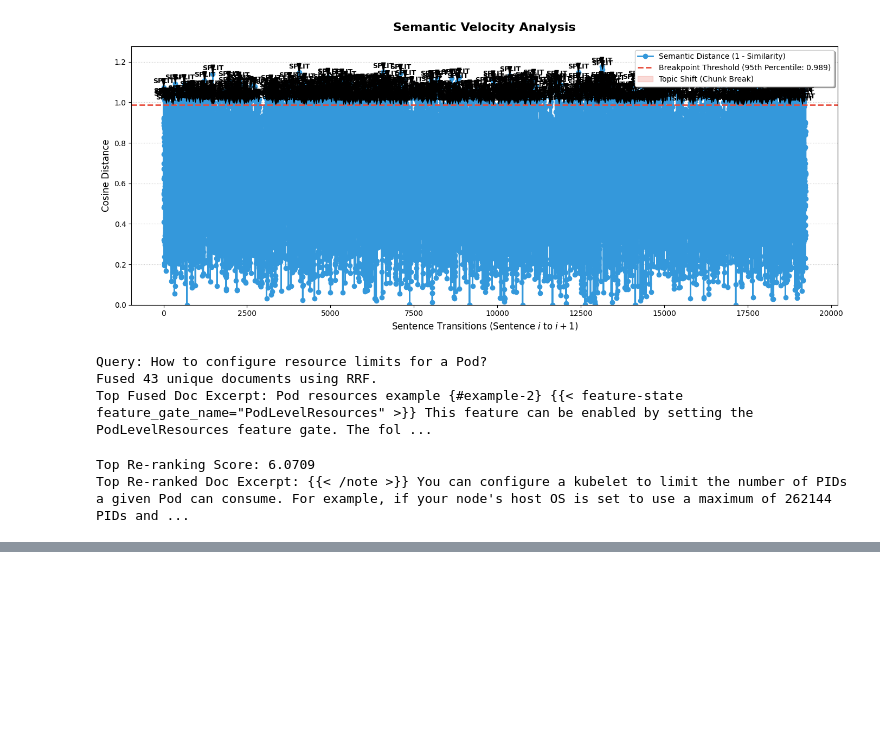
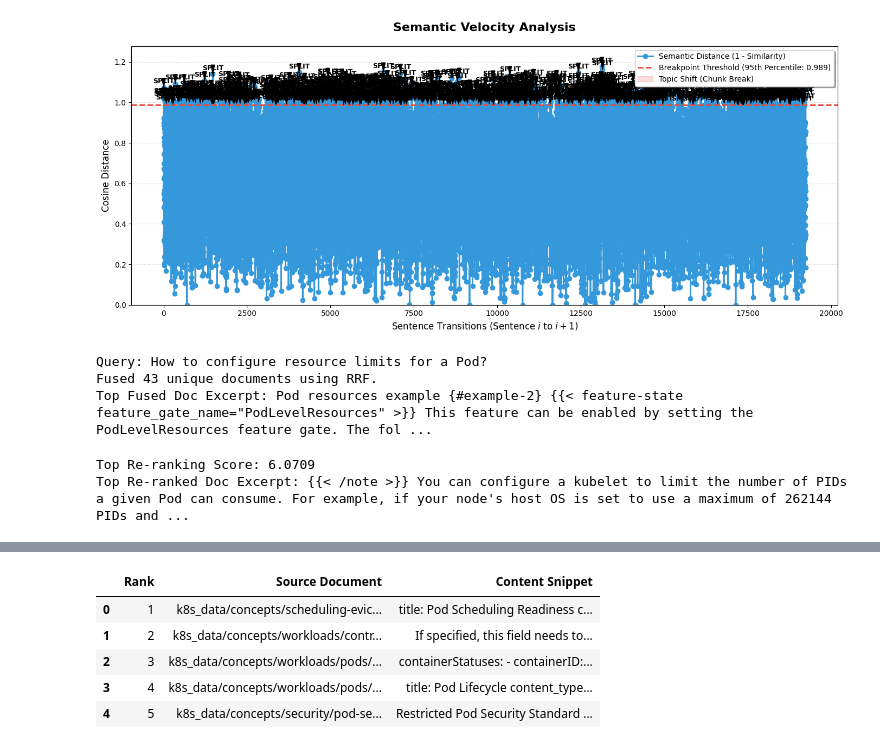
Before and after one commit to olegligorov/advanced-rag, a Jupyter notebook: advanced_rag_playground.ipynb, the cells around one changed output, grey strips where cells are left out. Cells and saved outputs as stored; diff of their text form; code cells hidden in the pictures; blank space fills up the shorter version.

Commit message:
v2, add llm support

```diff
--- a/advanced_rag_playground.ipynb
+++ b/advanced_rag_playground.ipynb
@@ -265,0 +320,83 @@ Top Re-ranking Score: 4.4924
+# %%
+def visualize_topdocs(top_docs):
+    print(f"\n--- Top 5 Reasoning Engine Results ---")
+    data = []
+    for i, doc in enumerate(top_docs):
+        source = doc.metadata.get('source', 'Unknown')
+        snippet = doc.page_content[:500].replace('\n', ' ') + "..."
+        data.append([i+1, source, snippet])
+
+    df_results = pd.DataFrame(data, columns=['Rank', 'Source Document', 'Content Snippet'])
+
+    display(df_results.style.set_properties(**{'text-align': 'left'}).set_table_styles([
+        dict(selector='th', props=[('background-color', '#2c3e50'), ('color', 'white')])
+    ]))
+# %%
+from langchain_community.llms import Ollama
+from langchain_classic.prompts import PromptTemplate
+from langchain_classic.chains.question_answering import load_qa_chain
+
+llm = Ollama(model="llama3", temperature=0)
+
+# It is important to create a good custom prompt template, it will enforce the model to use the docs and cite them.
+# NOTE: Modify it according to the different documentation/expertise of the RAG.
+template = """
+You are a technical expert for Kubernetes. Your task is to provide a factually grounded answer
+based ONLY on the provided context.
+
+### INSTRUCTIONS:
+1. Use only the provided context. If the answer is not there, say "I don't know."
+2. For EVERY factual claim, you MUST append a reference in square brackets.
+3. FORMAT FOR REFERENCES: [Source: Full_File_Name #Section_Name]
+4. If multiple sections support a point, list them all: [Source: file1.md #sec1, file2.md #sec2]
+
+### CONTEXT:
+{context}
+
+### QUESTION:
+{question}
+
+### FINAL RESPONSE REQUIREMENTS:
+Provide a clear, structured answer. At the end of each paragraph or major point,
+cite the source exactly as: (Source: filename.md #section-name).
+
+Helpful Answer:
+"""
+
+PROMPT = PromptTemplate(
+	input_variables=["context", "question"],
+	template=template,
+)
+
+# This chain specifically takes a list of Document objects
+chain = load_qa_chain(llm, chain_type="stuff", prompt=PROMPT)
+
+# query = "How to configure resource limits for a Pod?"
+
+query = "What are the specific requirements for a Pod to be considered 'Ready'?"
+
+# TODO This collection should be tightly coupled and be a function in the actual implementation
+v_docs = vector_retriever.invoke(query)
+b_docs = bm25_retriever.invoke(query)
+fused_results = rrf(v_docs, b_docs)
+top_docs = hf_rerank(query, fused_results, top_n=5)
+print(visualize_topdocs(top_docs))
+
+# enhance the context here, otherwise the LLM hallucinates when trying to cite sources.
+formatted_context = ""
+for i, doc in enumerate(top_docs):
+    source_name = doc.metadata.get('source', 'Unknown')
+    formatted_context += f"--- DOCUMENT {i} (Source: {source_name}) ---\n"
+    formatted_context += doc.page_content
+    formatted_context += "\n--- END OF DOCUMENT ---\n\n"
+
+full_prompt = PROMPT.format(context=formatted_context, question=query)
+response = llm.invoke(full_prompt)
+
+# response = chain.invoke({
+#     "input_documents": top_docs,
+#     "question": query
+# })
+
+print(f"--- LLM ANSWER ---\n{response}")
+# %% [output]
@@ -265,0 +406,6 @@ Top Re-ranking Score: 4.4924
+|  | Rank | Source Document | Content Snippet |
+| 0 | 1 | k8s_data/concepts/scheduling-evic... | title: Pod Scheduling Readiness c... |
+| 1 | 2 | k8s_data/concepts/workloads/contr... | If specified, this field needs to... |
+| 2 | 3 | k8s_data/concepts/workloads/pods/... | containerStatuses: - containerID:... |
+| 3 | 4 | k8s_data/concepts/workloads/pods/... | title: Pod Lifecycle content_type... |
+| 4 | 5 | k8s_data/concepts/security/pod-se... | Restricted Pod Security Standard ... |
```
Also changed, not shown: parts of 9 cells of this notebook, 2 other files.
